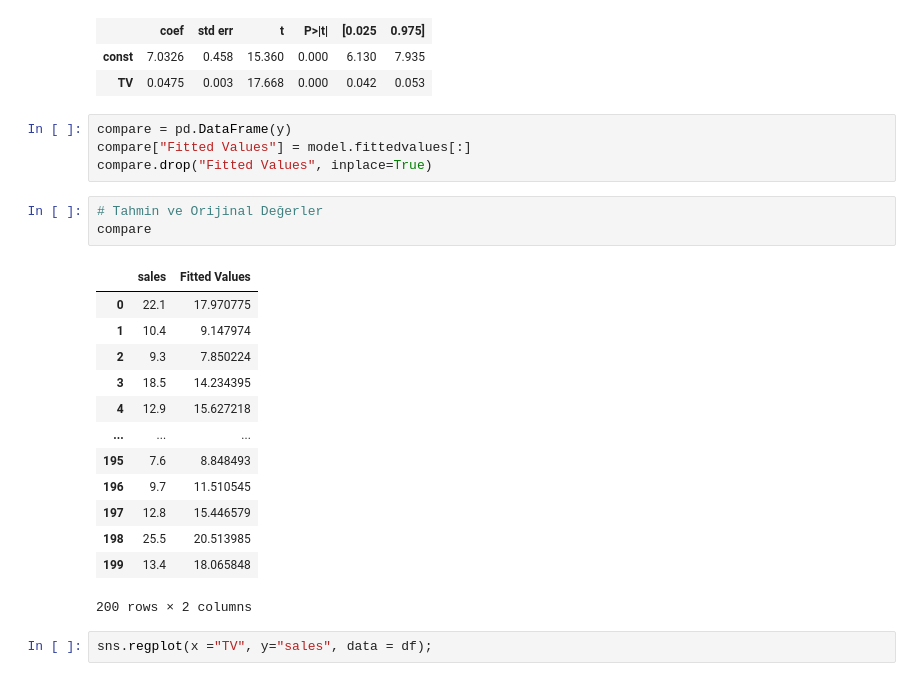
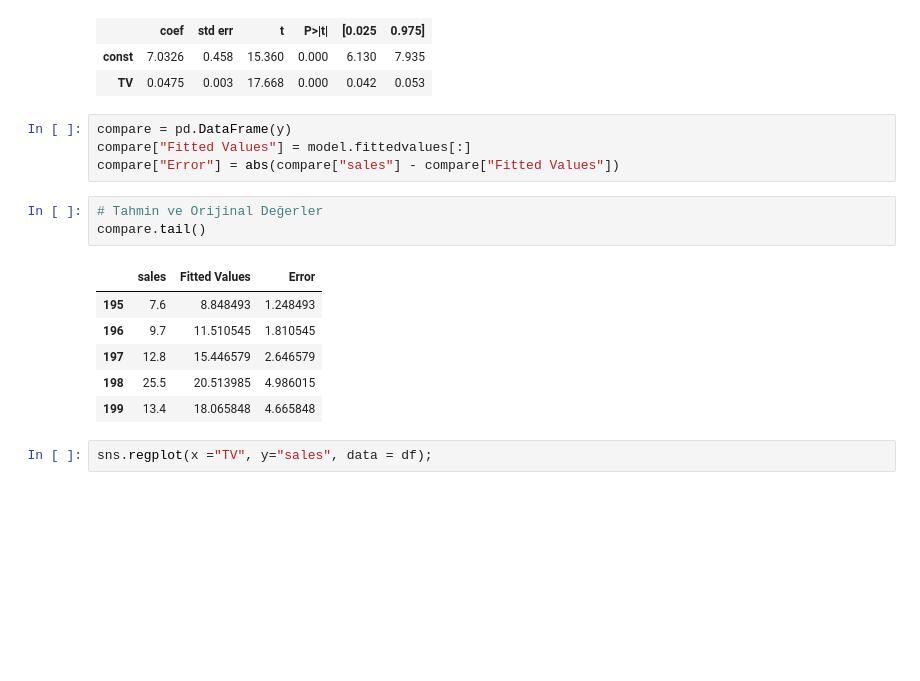
Before and after one commit to qraxiss/learning-data-science, a Jupyter notebook: machine-learning/Notes/BasicLineerRegression.ipynb, the cells around one changed output. Cells and saved outputs as stored; diff of their text form; blank space fills up the shorter version.

```diff
--- a/machine-learning/Notes/BasicLineerRegression.ipynb
+++ b/machine-learning/Notes/BasicLineerRegression.ipynb
@@ -92,24 +92,17 @@ model.summary().tables[1] # Katsayılara ulaşmak
 # %%
 compare = pd.DataFrame(y)
 compare["Fitted Values"] = model.fittedvalues[:]
-compare.drop("Fitted Values", inplace=True)
+compare["Error"] = abs(compare["sales"] - compare["Fitted Values"])
 # %%
 # Tahmin ve Orijinal Değerler
-compare
+compare.tail()
 # %% [output]
-|  | sales | Fitted Values |
-| 0 | 22.1 | 17.970775 |
-| 1 | 10.4 | 9.147974 |
-| 2 | 9.3 | 7.850224 |
-| 3 | 18.5 | 14.234395 |
-| 4 | 12.9 | 15.627218 |
-| ... | ... | ... |
-| 195 | 7.6 | 8.848493 |
-| 196 | 9.7 | 11.510545 |
-| 197 | 12.8 | 15.446579 |
-| 198 | 25.5 | 20.513985 |
-| 199 | 13.4 | 18.065848 |
+|  | sales | Fitted Values | Error |
+| 195 | 7.6 | 8.848493 | 1.248493 |
+| 196 | 9.7 | 11.510545 | 1.810545 |
+| 197 | 12.8 | 15.446579 | 2.646579 |
+| 198 | 25.5 | 20.513985 | 4.986015 |
+| 199 | 13.4 | 18.065848 | 4.665848 |
-200 rows × 2 columns
 # %%
 sns.regplot(x ="TV", y="sales", data = df);
 # %% [output]
```
Also changed, not shown: parts of 14 cells of this notebook.
